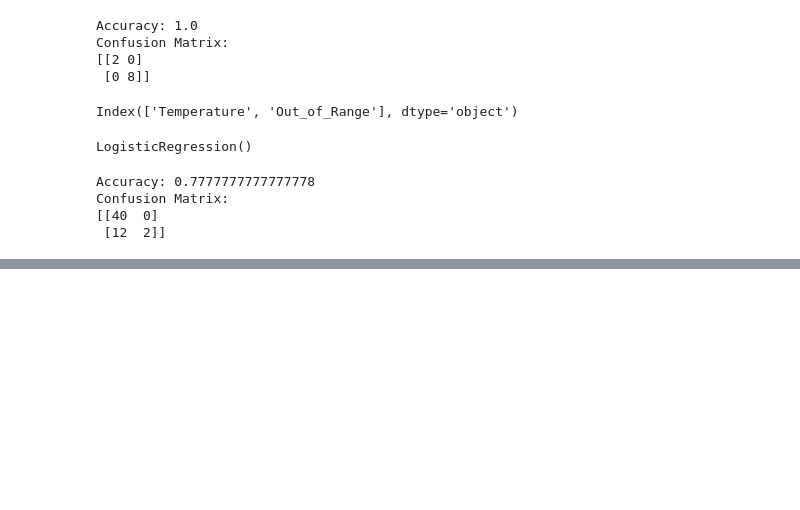
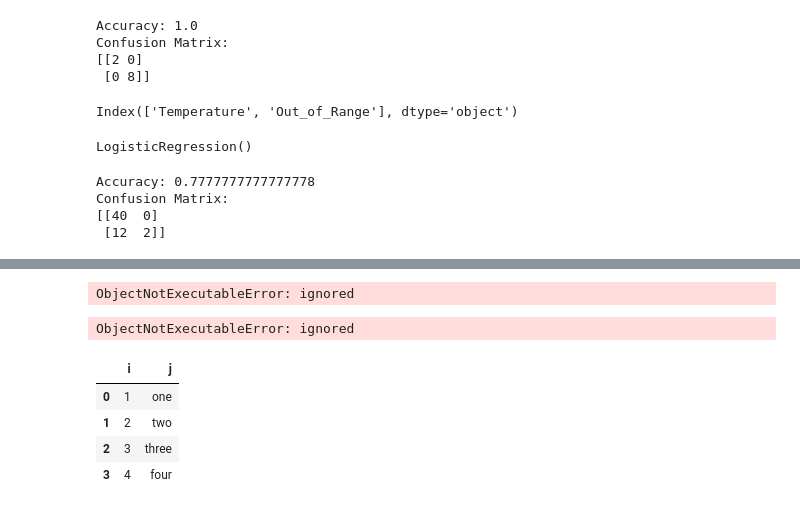
Before and after one commit to niteshkamboj2811/Python_Practice, a Jupyter notebook: Pyspark_BQ_python_sql_interview_practice.ipynb, the cells around one changed output, grey strips where cells are left out. Cells and saved outputs as stored; diff of their text form; code cells hidden in the pictures; blank space fills up the shorter version.

```diff
--- a/Pyspark_BQ_python_sql_interview_practice.ipynb
+++ b/Pyspark_BQ_python_sql_interview_practice.ipynb
@@ -2111,0 +2153,21 @@ Confusion Matrix:
+# %%
+ps.sqldf("select * from df")
+# %% [output]
+ObjectNotExecutableError: ignored
+# %%
+from pandasql import sqldf
+
+output = sqldf("select * from df")
+# %% [output]
+ObjectNotExecutableError: ignored
+# %%
+import duckdb
+test_df = pd.DataFrame.from_dict({"i":[1, 2, 3, 4], "j":["one", "two", "three", "four"]})
+
+duckdb.query("SELECT * FROM test_df").df() # returns a result dataframe
+# %% [output]
+|  | i | j |
+| 0 | 1 | one |
+| 1 | 2 | two |
+| 2 | 3 | three |
+| 3 | 4 | four |
```
Also changed, not shown: parts of 26 cells of this notebook.
